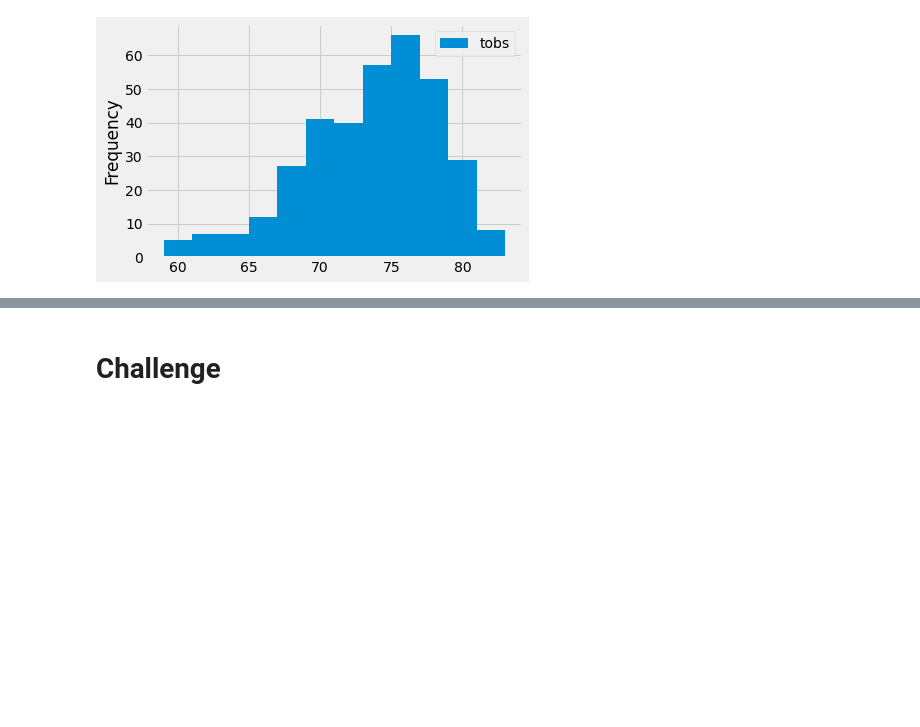
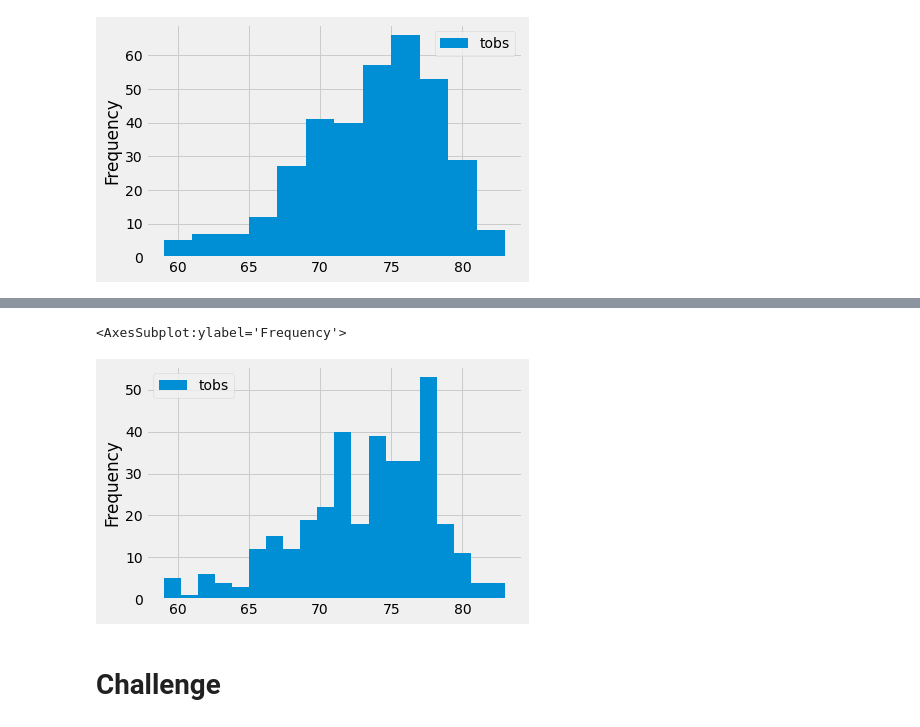
Before and after one commit to MiroIbarra/surfs_up, a Jupyter notebook: climate_analysis.ipynb, the cells around one changed output, grey strips where cells are left out. Cells and saved outputs as stored; diff of their text form; code cells hidden in the pictures; blank space fills up the shorter version.

```diff
--- a/climate_analysis.ipynb
+++ b/climate_analysis.ipynb
@@ -164,3 +169,8 @@ df.plot.hist(bins=12)
+# %%
+df.plot.hist(bins=20)
+# %% [output]
+<AxesSubplot:ylabel='Frequency'>
+[figure, added]
 # %%
 # Write a function called `calc_temps` that will accept start date and end date in the format '%Y-%m-%d'
 # and return the minimum, average, and maximum temperatures for that range of dates
```
Also changed, not shown: parts of 1 cell of this notebook, 1 other file.
